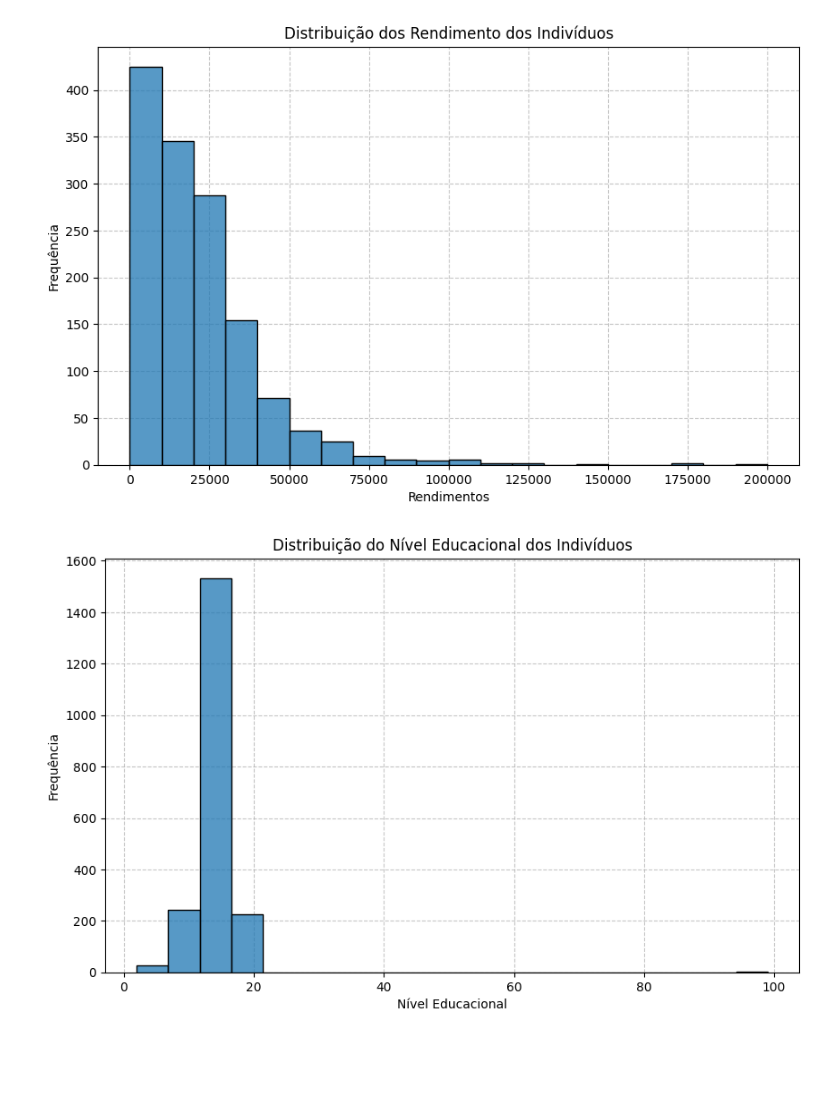
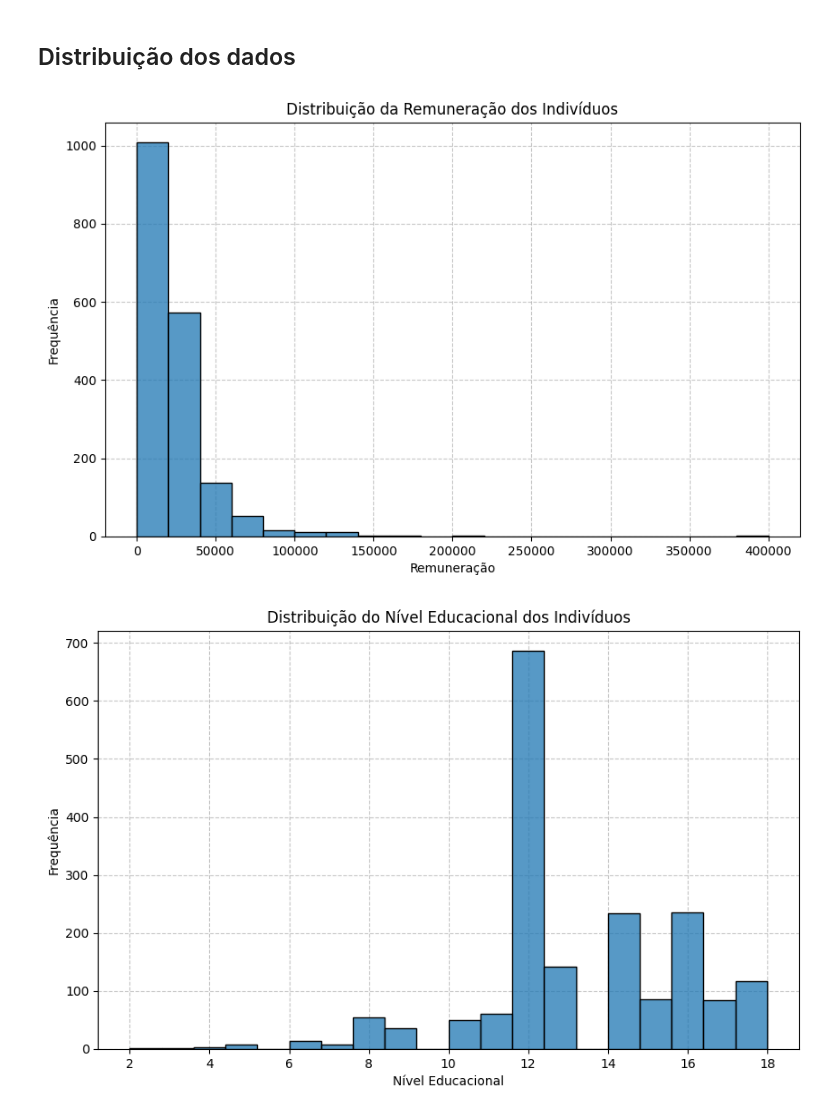
Before and after one commit to Breno-Azevedo/Statistical_Modeling, a Jupyter notebook: src/data_processing/eda.ipynb, the cells around one changed output. Drawn from its saved outputs; the diff is of its cells as text; code cells hidden in the pictures; blank space fills up the shorter version.

```diff
--- a/src/data_processing/eda.ipynb
+++ b/src/data_processing/eda.ipynb
@@ -7,5 +9,6 @@ import pyreadstat
 # %%
-data, _ = pyreadstat.read_dta("../../data/earnings/heights.dta")
+#data, _ = pyreadstat.read_dta("../../data/earnings/heights.dta")
+data = pd.read_csv("../../data/earnings.csv")
 # %%
 data.head()
 # %% [output]
@@ -41,3 +41,5 @@ memory usage: 142.8+ KB
+# %%
+data = data.dropna(subset=["education"])
 # %%
 data.describe()
 # %% [output]
@@ -53,22 +55,32 @@ data.describe()
+# %% [markdown]
+## Distribuição dos dados
 # %%
 fig = plt.figure(figsize=(10, 6))
+
 sns.histplot(data["earn"], bins=20, zorder=5)
 plt.grid(linestyle="--", alpha=0.7, zorder=0)
-plt.xlabel("Rendimentos")
+plt.xlabel("Remuneração")
 plt.ylabel("Frequência")
-plt.title("Distribuição dos Rendimento dos Indivíduos")
+plt.title("Distribuição da Remuneração dos Indivíduos")
+
+plt.savefig("../../images/eda/earnings_distribution.png")
+
 plt.show()
 # %% [output]
-[figure, old version]
+[figure, new version]
 # %%
 fig = plt.figure(figsize=(10, 6))
-sns.histplot(data["ed"], bins=20, zorder=5)
+
+sns.histplot(data["education"], bins=20, zorder=5)
 plt.grid(linestyle="--", alpha=0.7, zorder=0)
 plt.xlabel("Nível Educacional")
 plt.ylabel("Frequência")
 plt.title("Distribuição do Nível Educacional dos Indivíduos")
+
+plt.savefig("../../images/eda/education_distribution.png")
+
 plt.show()
 # %% [output]
-[figure, old version]
+[figure, new version]
 # %%
 fig = plt.figure(figsize=(10, 6))
```
Also changed, not shown: parts of 17 cells of this notebook.
